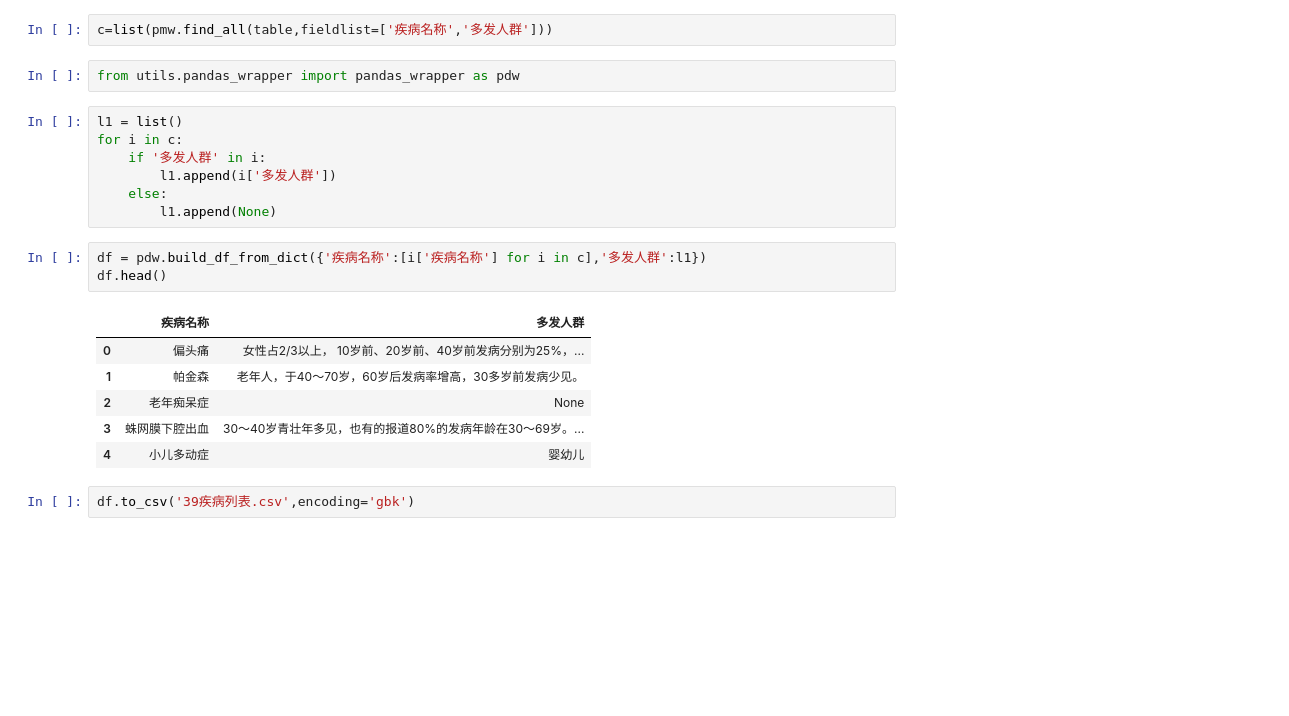
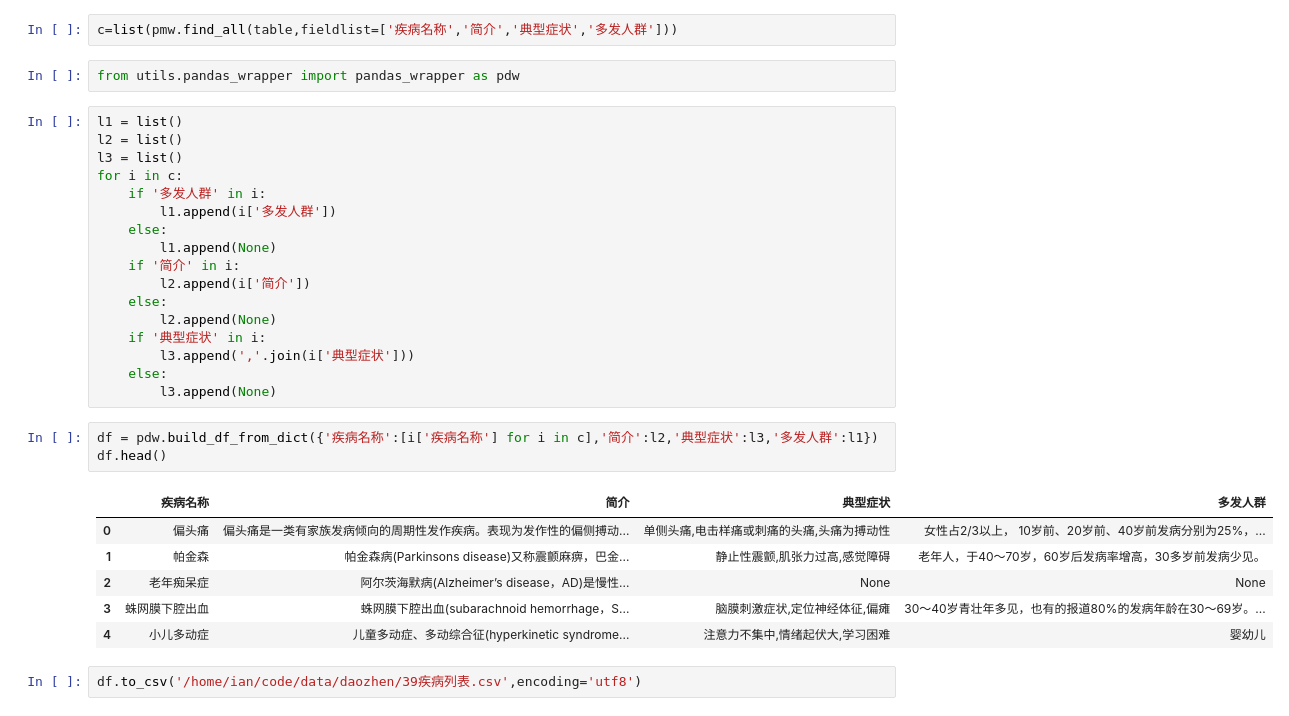
Before and after one commit to mayi140611/crawl, a Jupyter notebook: requestProj/39jiankang/39疾病库整理.ipynb, the cells around one changed output. Drawn from its saved outputs; the diff is of its cells as text; blank space fills up the shorter version.

```diff
--- a/requestProj/39jiankang/39疾病库整理.ipynb
+++ b/requestProj/39jiankang/39疾病库整理.ipynb
@@ -6,25 +6,35 @@ from utils.pymongo_wrapper import pymongo_wrapper
 pmw = pymongo_wrapper()
 table = pmw.get_collection('jiankang39','diseases')
 # %%
-c=list(pmw.find_all(table,fieldlist=['疾病名称','多发人群']))
+c=list(pmw.find_all(table,fieldlist=['疾病名称','简介','典型症状','多发人群']))
 # %%
 from utils.pandas_wrapper import pandas_wrapper as pdw
 # %%
 l1 = list()
+l2 = list()
+l3 = list()
 for i in c:
     if '多发人群' in i:
         l1.append(i['多发人群'])
     else:
         l1.append(None)
+    if '简介' in i:
+        l2.append(i['简介'])
+    else:
+        l2.append(None)
+    if '典型症状' in i:
+        l3.append(','.join(i['典型症状']))
+    else:
+        l3.append(None)
 # %%
-df = pdw.build_df_from_dict({'疾病名称':[i['疾病名称'] for i in c],'多发人群':l1})
+df = pdw.build_df_from_dict({'疾病名称':[i['疾病名称'] for i in c],'简介':l2,'典型症状':l3,'多发人群':l1})
 df.head()
 # %% [output]
-|  | 疾病名称 | 多发人群 |
-| 0 | 偏头痛 | 女性占2/3以上， 10岁前、20岁前、40岁前发病分别为25%，... |
-| 1 | 帕金森 | 老年人，于40～70岁，60岁后发病率增高，30多岁前发病少见。 |
-| 2 | 老年痴呆症 | None |
-| 3 | 蛛网膜下腔出血 | 30～40岁青壮年多见，也有的报道80%的发病年龄在30～69岁。... |
-| 4 | 小儿多动症 | 婴幼儿 |
+|  | 疾病名称 | 简介 | 典型症状 | 多发人群 |
+| 0 | 偏头痛 | 偏头痛是一类有家族发病倾向的周期性发作疾病。表现为发作性的偏侧搏动... | 单侧头痛,电击样痛或刺痛的头痛,头痛为搏动性 | 女性占2/3以上， 10岁前、20岁前、40岁前发病分别为25%，... |
+| 1 | 帕金森 | 帕金森病(Parkinsons disease)又称震颤麻痹，巴金... | 静止性震颤,肌张力过高,感觉障碍 | 老年人，于40～70岁，60岁后发病率增高，30多岁前发病少见。 |
+| 2 | 老年痴呆症 | 阿尔茨海默病(Alzheimer’s disease，AD)是慢性... | None | None |
+| 3 | 蛛网膜下腔出血 | 蛛网膜下腔出血(subarachnoid hemorrhage，S... | 脑膜刺激症状,定位神经体征,偏瘫 | 30～40岁青壮年多见，也有的报道80%的发病年龄在30～69岁。... |
+| 4 | 小儿多动症 | 儿童多动症、多动综合征(hyperkinetic syndrome... | 注意力不集中,情绪起伏大,学习困难 | 婴幼儿 |
 # %%
-df.to_csv('39疾病列表.csv',encoding='gbk')
+df.to_csv('/home/ian/code/data/daozhen/39疾病列表.csv',encoding='utf8')
```
Also changed, not shown: 3 other files.
